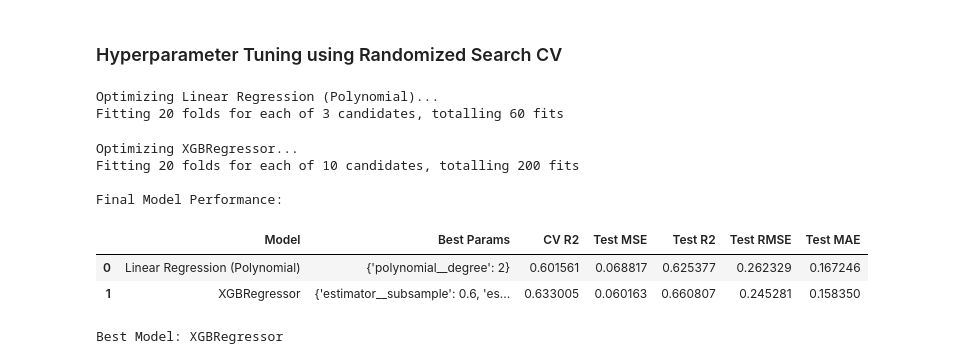
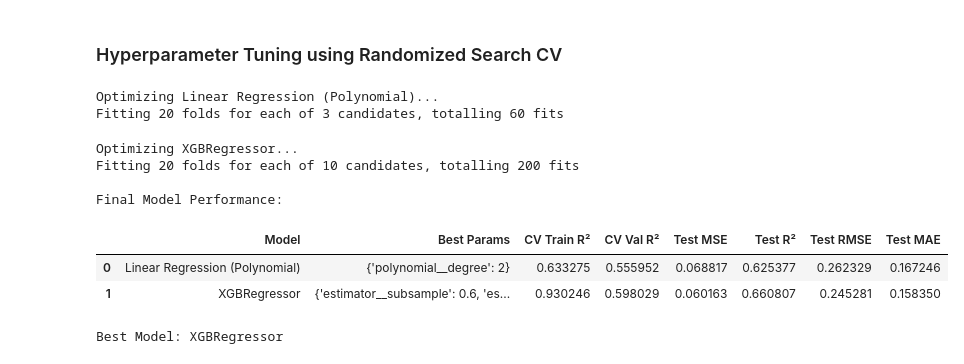
Before and after one commit to mm-mazhar/IPAGE, a Jupyter notebook: notebooks/task_3_model_development_and_training/by-George Sylva/iPAGE_Model_building_3.ipynb, the cells around one changed output. Cells and saved outputs as stored; diff of their text form; code cells hidden in the pictures.

Commit message:
Add files via upload
model eval on merged_v3 csv

```diff
--- a/notebooks/task_3_model_development_and_training/by-George Sylva/iPAGE_Model_building_3.ipynb
+++ b/notebooks/task_3_model_development_and_training/by-George Sylva/iPAGE_Model_building_3.ipynb
@@ -276,6 +280,7 @@ for config in model_configs:
         n_jobs=-1,
         random_state=42,
         refit=True,
+        return_train_score=True
     )
 
     # Fit the model
@@ -285,41 +290,46 @@ for config in model_configs:
     best_model = random_search.best_estimator_
     best_params = random_search.best_params_
 
-    # Cross-validation scores
-    cv_scores = cross_val_score(best_model, X_train, y_train, scoring=scorer, cv=cv)
-    cv_r2 = np.mean(cv_scores)
+    # Cross-validation results: Training and validation R² scores
+    cv_train_scores = random_search.cv_results_['mean_train_score']
+    cv_val_scores = random_search.cv_results_['mean_test_score']
+
+    # Get the average of the training and validation R² scores
+    avg_train_r2 = np.mean(cv_train_scores)
+    avg_val_r2 = np.mean(cv_val_scores)
 
     # Test set evaluation
     predictions = best_model.predict(X_test)
     test_mse = mean_squared_error(y_test, predictions)
     test_r2 = r2_score(y_test, predictions)
     test_rmse = np.sqrt(test_mse)
     test_mae = mean_absolute_error(y_test, predictions)
 
-    # Append results
+    # Append results including training and validation R² scores
     results.append({
         "Model": config["name"],
         "Best Params": best_params,
-        "CV R2": cv_r2,
+        "CV Train R²": avg_train_r2,
+        "CV Val R²": avg_val_r2,
         "Test MSE": test_mse,
-        "Test R2": test_r2,
+        "Test R²": test_r2,
         "Test RMSE": test_rmse,
         "Test MAE": test_mae,
     })
 
 # Convert results to DataFrame and display
 results_df = pd.DataFrame(results)
 print("\nFinal Model Performance:")
 results_df
 # %% [output]
 Optimizing Linear Regression (Polynomial)...
 Fitting 20 folds for each of 3 candidates, totalling 60 fits
 Optimizing XGBRegressor...
 Fitting 20 folds for each of 10 candidates, totalling 200 fits
 
 Final Model Performance:
-|  | Model | Best Params | CV R2 | Test MSE | Test R2 | Test RMSE | Test MAE |
-| 0 | Linear Regression (Polynomial) | {'polynomial__degree': 2} | 0.601561 | 0.068817 | 0.625377 | 0.262329 | 0.167246 |
-| 1 | XGBRegressor | {'estimator__subsample': 0.6, 'es... | 0.633005 | 0.060163 | 0.660807 | 0.245281 | 0.158350 |
+|  | Model | Best Params | CV Train R² | CV Val R² | Test MSE | Test R² | Test RMSE | Test MAE |
+| 0 | Linear Regression (Polynomial) | {'polynomial__degree': 2} | 0.633275 | 0.555952 | 0.068817 | 0.625377 | 0.262329 | 0.167246 |
+| 1 | XGBRegressor | {'estimator__subsample': 0.6, 'es... | 0.930246 | 0.598029 | 0.060163 | 0.660807 | 0.245281 | 0.158350 |
 # %%
 # Sort results and identify the best model
```
Also changed, not shown: parts of 7 cells of this notebook.
